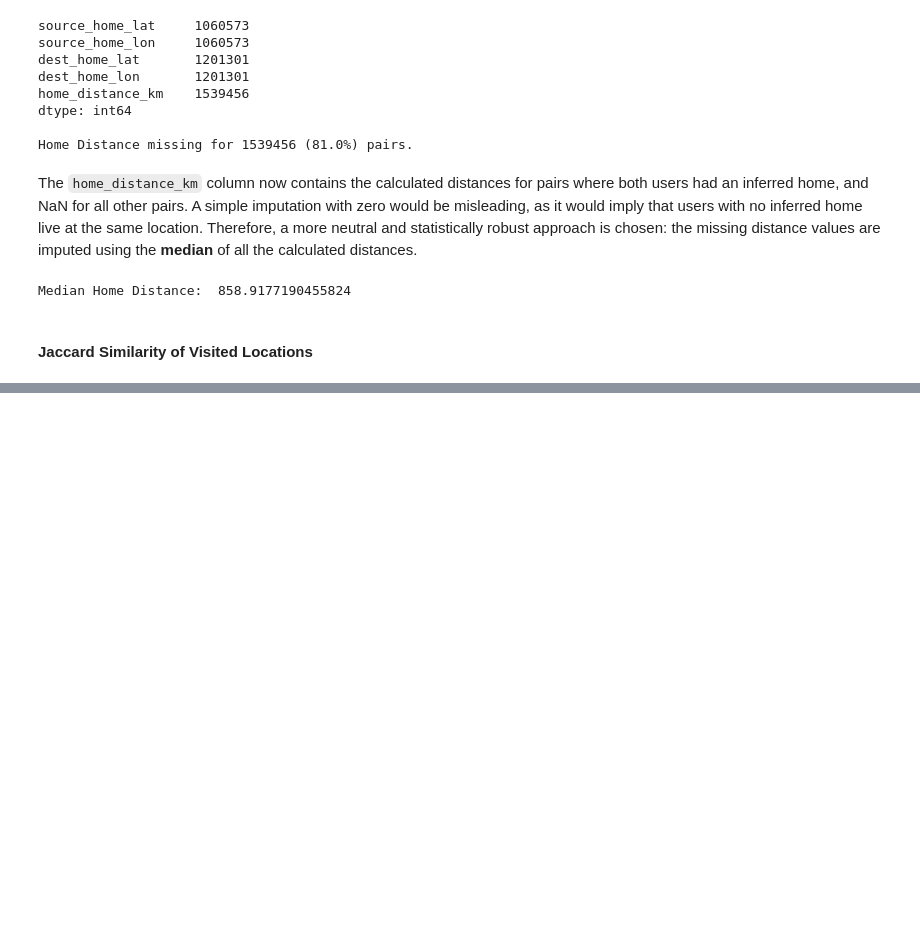
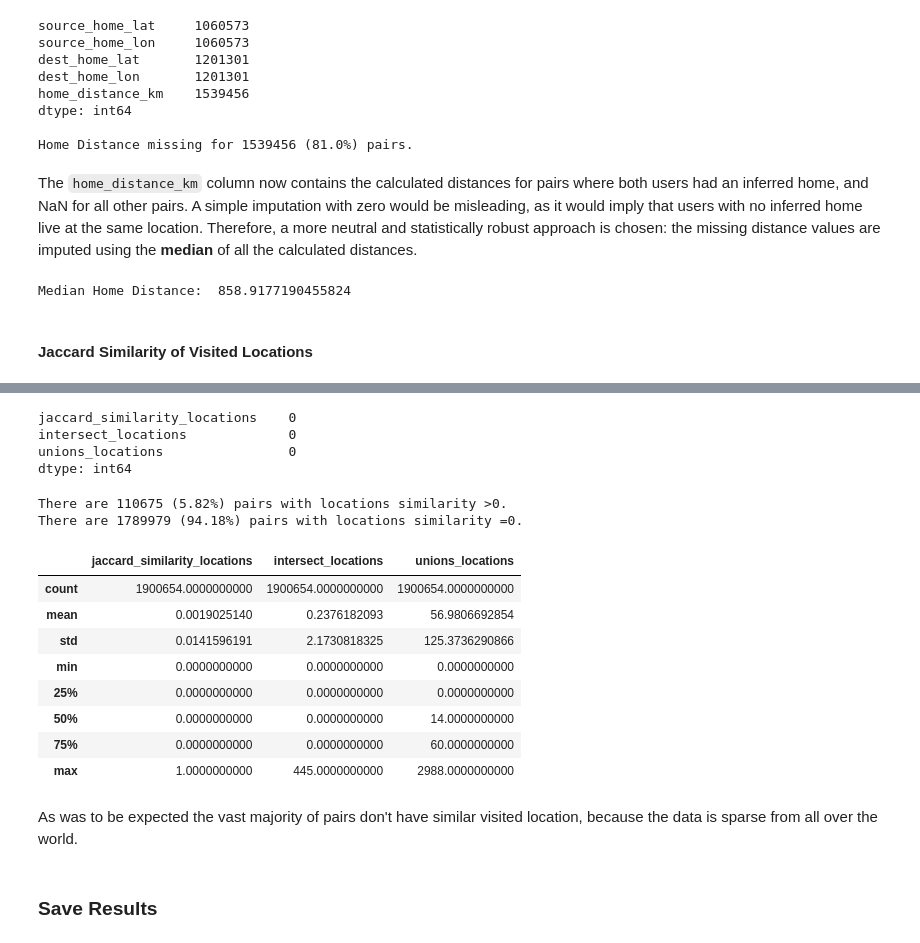
Before and after one commit to quelmitch/link-prediction-learning, a Jupyter notebook: 05_Gowalla/05_Gowalla_Modelling.ipynb, the cells around one changed output, grey strips where cells are left out. Saved outputs shown, nothing was run; the diff lists cells and outputs as text; code cells hidden in the pictures; blank space fills up the shorter version.

Commit message:
Gowalla: Model Training

```diff
--- a/05_Gowalla/05_Gowalla_Modelling.ipynb
+++ b/05_Gowalla/05_Gowalla_Modelling.ipynb
@@ -15,5 +20,7 @@ from haversine import haversine_vector
 # %%
 random.seed(42)
+
+pd.set_option('display.float_format', '{:.10f}'.format)
 # %%
 edges_path = 'data/Gowalla_edges.txt'
 
@@ -566,0 +581,34 @@ del dest_home_coords
+# %%
+# Create a dictionary of users - visited locations
+user_location_sets = t_train_df.groupby('user')['location_id'].apply(set)
+user_location_dict = user_location_sets.to_dict()
+# %%
+# Define the Location Overlap function
+def _location_overlap(set1, set2):
+    intersection_size = len(set1.intersection(set2))
+    union_size = len(set1.union(set2))
+
+    if union_size == 0:
+        return 0.0, intersection_size, union_size
+
+    return (intersection_size / union_size), intersection_size, union_size
+# %%
+# Calculate Jaccard Similarity using list comprehensions
+samples_df = pd.DataFrame(combined_samples, columns=["source", "destination"])
+
+locations_overlap_data = [
+    _location_overlap(user_location_dict.get(source, set()), user_location_dict.get(destination, set()))
+    for source, destination in zip(samples_df['source'], samples_df['destination'])
+]
+
+jaccard, intersect_sizes, union_sizes = zip(*locations_overlap_data)
+
+jaccard_feature_df = pd.DataFrame({
+    'jaccard_similarity_locations': jaccard,
+    'intersect_locations': intersect_sizes,
+    'unions_locations': union_sizes
+})
+
+jaccard_feature_df.index = pd.MultiIndex.from_frame(samples_df)
+
+jaccard_feature_df.head()
@@ -566,0 +623,31 @@ del dest_home_coords
+# %%
+# Check for NaNs
+jaccard_feature_df.isna().sum()
+# %% [output]
+jaccard_similarity_locations    0
+intersect_locations             0
+unions_locations                0
+dtype: int64
+# %%
+# Overview of the results
+sim_not_zero = len(jaccard_feature_df[jaccard_feature_df['jaccard_similarity_locations'] > 0])
+sim_zero = len(jaccard_feature_df[jaccard_feature_df['jaccard_similarity_locations'] == 0])
+
+print(f"There are {sim_not_zero} ({sim_not_zero/len(jaccard_feature_df)*100:.2f}%) pairs with locations similarity >0.")
+print(f"There are {sim_zero} ({sim_zero/len(jaccard_feature_df)*100:.2f}%) pairs with locations similarity =0.")
+
+jaccard_feature_df.describe()
+# %% [output]
+There are 110675 (5.82%) pairs with locations similarity >0.
+There are 1789979 (94.18%) pairs with locations similarity =0.
+|  | jaccard_similarity_locations | intersect_locations | unions_locations |
+| count | 1900654.0000000000 | 1900654.0000000000 | 1900654.0000000000 |
+| mean | 0.0019025140 | 0.2376182093 | 56.9806692854 |
+| std | 0.0141596191 | 2.1730818325 | 125.3736290866 |
+| min | 0.0000000000 | 0.0000000000 | 0.0000000000 |
+| 25% | 0.0000000000 | 0.0000000000 | 0.0000000000 |
+| 50% | 0.0000000000 | 0.0000000000 | 14.0000000000 |
+| 75% | 0.0000000000 | 0.0000000000 | 60.0000000000 |
+| max | 1.0000000000 | 445.0000000000 | 2988.0000000000 |
+# %% [markdown]
+As was to be expected the vast majority of pairs don't have similar visited location, because the data is sparse from all over the world.
@@ -566,0 +665,2 @@ del dest_home_coords
+# %% [markdown]
+### Save Results
```
Also changed, not shown: parts of 21 cells of this notebook.
